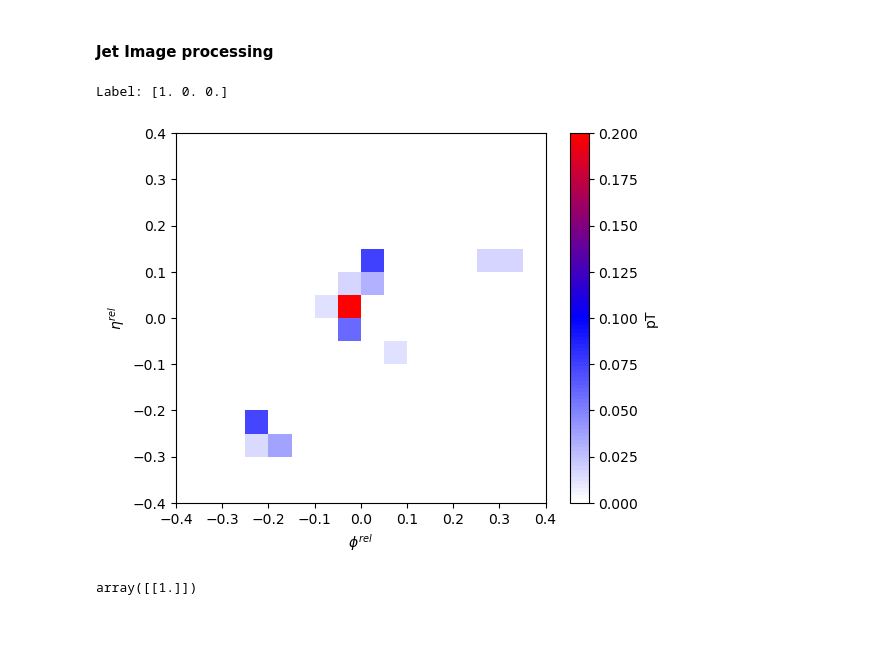
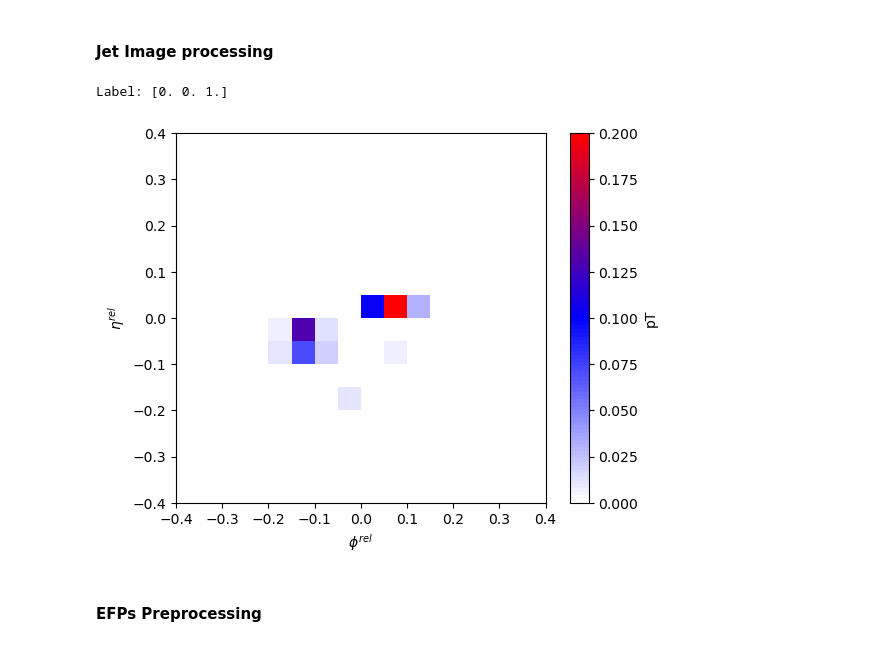
Before and after one commit to mathmartines/JetTagging, a Jupyter notebook: DataExploration/Matheus.ipynb, the cells around one changed output. Saved outputs shown, nothing was run; the diff lists cells and outputs as text; code cells hidden in the pictures.

```diff
--- a/DataExploration/Matheus.ipynb
+++ b/DataExploration/Matheus.ipynb
@@ -249,16 +249,16 @@ colors = [(1, 1, 1), (0, 0, 1), (1, 0, 0)]  # White, Blue, Red
 n_bins = 100  # Number of bins for interpolation
 custom_cmap = LinearSegmentedColormap.from_list('white_blue_red', colors, N=n_bins)
 # %%
-index = 3
+index = 130
 plt.imshow(X[index].reshape((16, 16)), cmap=custom_cmap, extent=(-0.4, 0.4, -0.4, 0.4), vmin=0, vmax=0.2)
 plt.colorbar(label='pT')
 plt.xlabel(r'$\phi^{rel}$')
 plt.ylabel(r'$\eta^{rel}$')
 print("Label:", labels[index])
 # %% [output]
-Label: [1. 0. 0.]
+Label: [0. 0. 1.]
-[figure, old version]
+[figure, new version]
+# %% [markdown]
+#### EFPs Preprocessing
 # %%
-labels
+from src.Preprocessing import PreprocessingEFPs
-# %% [output]
-array([[1.]])
```
Also changed, not shown: parts of 7 cells of this notebook, 4 other files.
